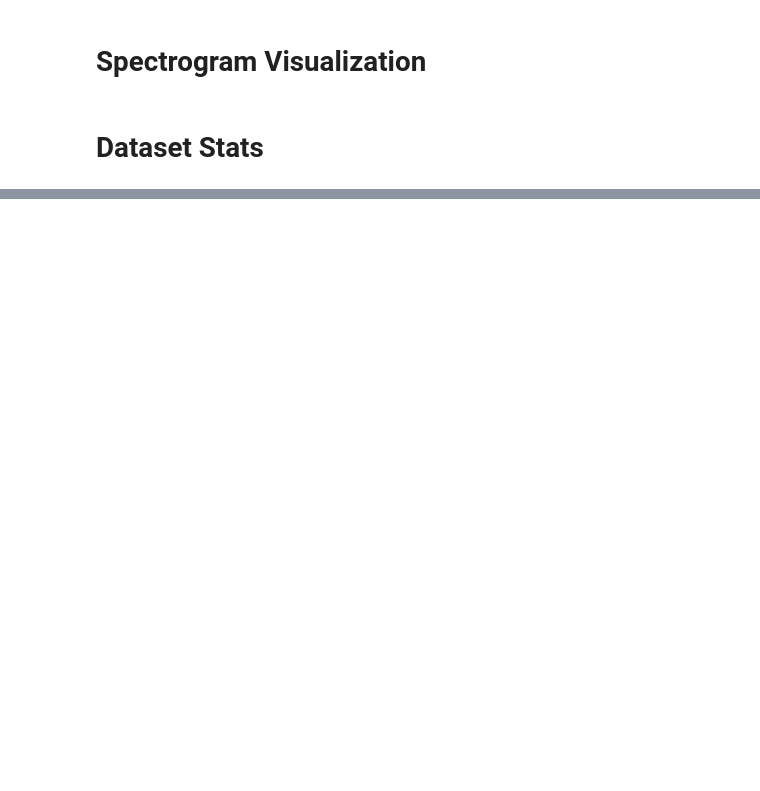
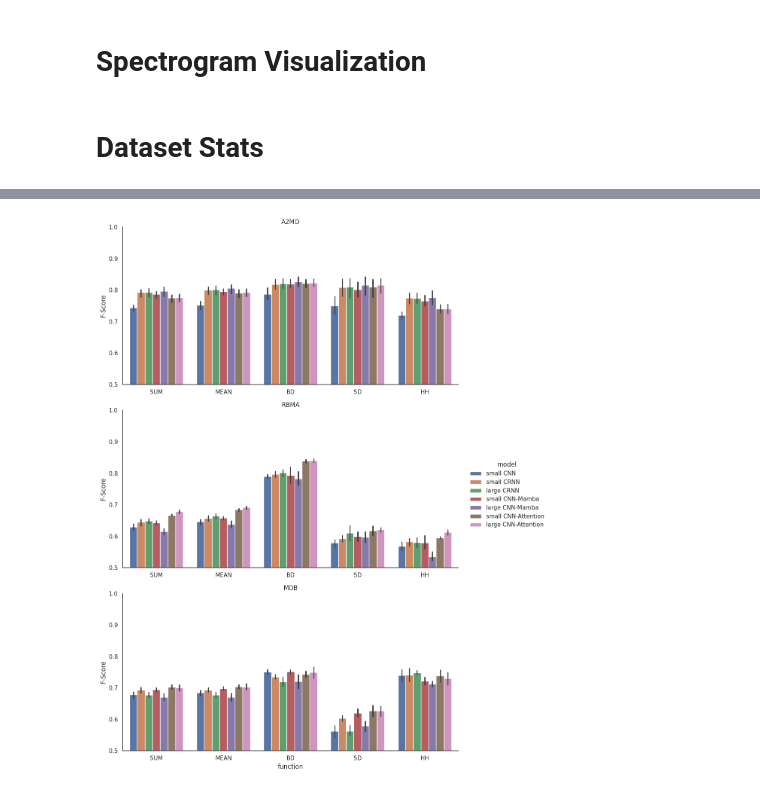
Before and after one commit to MarcelLieb/Automatic-Drum-Transcription, a Jupyter notebook: text_viz.ipynb, the cells around one changed output, grey strips where cells are left out. Saved outputs shown, nothing was run; the diff lists cells and outputs as text; code cells hidden in the pictures; blank space fills up the shorter version.

Commit message:
final plots

```diff
--- a/text_viz.ipynb
+++ b/text_viz.ipynb
@@ -233,0 +369,20 @@ plt.show()
+# %%
+experiment_name = "final_exp"
+
+prft = pl.read_csv(f"processed/{experiment_name}/prft.csv")
+scores = pl.read_csv(f"processed/{experiment_name}/scores.csv")
+errors = pl.read_parquet(f"processed/{experiment_name}/errors.parquet")
+
+name_map = {
+    "small cnn": "small CNN",
+    "small crnn": "small CRNN",
+    "large crnn": "large CRNN",
+    "small mamba": "small CNN-Mamba",
+    "large mamba": "large CNN-Mamba",
+    "small cnn_attention": "small CNN-Attention",
+    "large cnn_attention": "large CNN-Attention",
+}
+
+scores = scores.with_columns(pl.col("model").replace(name_map)).rename({"time_shift": "time shift"}).filter(pl.col("time shift").is_in([-0.02, 0.0, 0.01, 0.02, 0.04]))
+prft = prft.with_columns(pl.col("model").replace(name_map)).rename({"time_shift": "time shift"}).filter(pl.col("time shift").is_in([-0.02, 0.0, 0.01, 0.02, 0.04]))
+errors = errors.with_columns(pl.col("model").replace(name_map)).rename({"time_shift": "time shift"}).filter(pl.col("time shift").is_in([-0.02, 0.0, 0.01, 0.02, 0.04]))
@@ -233,0 +432,36 @@ plt.show()
+# %%
+def scores_overview(data: pl.DataFrame):
+    column_map = {
+        f"F-Score/Sum/{cls}": cls for cls in ["BD", "SD", "HH"]
+    }
+    column_map["F-Score/Avg"] = "MEAN"
+    column_map["F-Score/Sum/Total"] = "SUM"
+    # data = data.filter(pl.col("dataset") == dataset)
+    data = data.rename(column_map).select("model", "dataset", "fold", *column_map.values())
+    data = data.unpivot(index=["model", "dataset", "fold"], variable_name="function", value_name="score")
+    g = sns.catplot(
+        kind="bar",
+        x="function",
+        y="score",
+        hue="model",
+        data=data,
+        order=["SUM", "MEAN", "BD", "SD", "HH"],
+        hue_order=[*name_map.values()],
+        row="dataset",
+        aspect=2,
+        sharex=False,
+    )
+    g.set_ylabels("F-Score")
+    for ax, ds in zip(g.axes, ["A2MD", "RBMA", "MDB"]):
+        ax[0].set_ylim(0.5, 1)
+        ax[0].set_title(ds)
+
+        # ax[0].bar_label(ax[0].containers[0])
+
+    g.tight_layout()
+    return g
+
+scores_overview(scores)
+plt.savefig(f"processed/{experiment_name}/scores_overview.svg")
+# %% [output]
+[figure, added]
```
Also changed, not shown: parts of 43 cells of this notebook.
